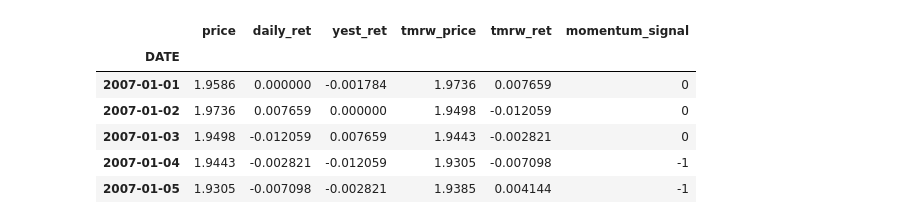
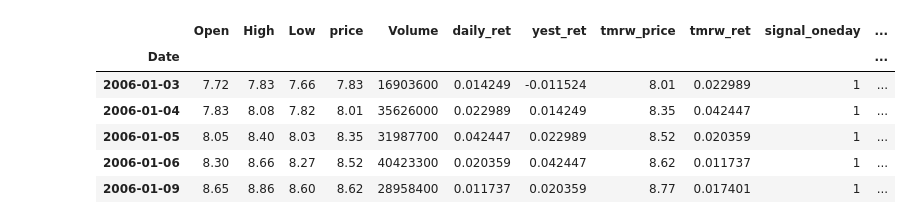
Before and after one commit to pb8/JupyterNotebooks, a Jupyter notebook: TA-Momentum.ipynb, the cells around one changed output. Saved outputs shown, nothing was run; the diff lists cells and outputs as text; code cells hidden in the pictures.

```diff
--- a/TA-Momentum.ipynb
+++ b/TA-Momentum.ipynb
@@ -28,0 +22,8 @@ ccy.head()
+# %%
+start = datetime.datetime(2005, 12, 1)
+end = datetime.datetime(2016, 1, 1)
+
+ccy = web.DataReader('F', 'google', start, end)
+ccy.rename(columns={'Close': 'price'}, inplace=True)
+ccy = ccy.fillna(method='pad')
+ccy.head()
@@ -31,22 +40,42 @@ ccy = ccy.assign(daily_ret = ccy.price.pct_change(1))
 ccy = ccy.assign(yest_ret = ccy.daily_ret.shift(1))
 ccy = ccy.assign(tmrw_price = ccy.price.shift(-1))
 ccy = ccy.assign(tmrw_ret = ccy.daily_ret.shift(-1))
-ccy = ccy.loc['20070101':]
+ccy = ccy.loc['20060101':]
 # %%
-def momentum_signal(row):
+def signal_oneday(row):
+    if row.daily_ret > 0:
+        return 1
+    if row.daily_ret < 0:
+        return -1
+    return 0
+
+ccy = ccy.assign(signal_oneday = ccy.apply(signal_oneday, axis=1))
+
+def signal_twoinarow(row):
     if row.daily_ret > 0 and row.yest_ret > 0:
         return 1
     if row.daily_ret < 0 and row.yest_ret < 0:
         return -1
     return 0
 
-ccy = ccy.assign(momentum_signal = ccy.apply(momentum_signal, axis=1))
+ccy = ccy.assign(signal_twoinarow = ccy.apply(signal_twoinarow, axis=1))
+
+def signal_incrmomentum(row):
+    if row.daily_ret > 0 and row.yest_ret > 0 and row.daily_ret > row.yest_ret:
+        return 1
+    if row.daily_ret < 0 and row.yest_ret < 0 and row.daily_ret < row.yest_ret:
+        return -1
+    return 0
+
+ccy = ccy.assign(signal_incrmomentum = ccy.apply(signal_incrmomentum, axis=1))
+
+
 ccy.head()
 # %% [output]
-|  | price | daily_ret | yest_ret | tmrw_price | tmrw_ret | momentum_signal |
-| DATE |  |  |  |  |  |  |
-| 2007-01-01 | 1.9586 | 0.000000 | -0.001784 | 1.9736 | 0.007659 | 0 |
-| 2007-01-02 | 1.9736 | 0.007659 | 0.000000 | 1.9498 | -0.012059 | 0 |
-| 2007-01-03 | 1.9498 | -0.012059 | 0.007659 | 1.9443 | -0.002821 | 0 |
-| 2007-01-04 | 1.9443 | -0.002821 | -0.012059 | 1.9305 | -0.007098 | -1 |
-| 2007-01-05 | 1.9305 | -0.007098 | -0.002821 | 1.9385 | 0.004144 | -1 |
+|  | Open | High | Low | price | Volume | daily_ret | yest_ret | tmrw_price | tmrw_ret | signal_oneday | ... |
+| Date |  |  |  |  |  |  |  |  |  |  | ... |
+| 2006-01-03 | 7.72 | 7.83 | 7.66 | 7.83 | 16903600 | 0.014249 | -0.011524 | 8.01 | 0.022989 | 1 | ... |
+| 2006-01-04 | 7.83 | 8.08 | 7.82 | 8.01 | 35626000 | 0.022989 | 0.014249 | 8.35 | 0.042447 | 1 | ... |
+| 2006-01-05 | 8.05 | 8.40 | 8.03 | 8.35 | 31987700 | 0.042447 | 0.022989 | 8.52 | 0.020359 | 1 | ... |
+| 2006-01-06 | 8.30 | 8.66 | 8.27 | 8.52 | 40423300 | 0.020359 | 0.042447 | 8.62 | 0.011737 | 1 | ... |
+| 2006-01-09 | 8.65 | 8.86 | 8.60 | 8.62 | 28958400 | 0.011737 | 0.020359 | 8.77 | 0.017401 | 1 | ... |
```
Also changed, not shown: parts of 6 cells of this notebook.
